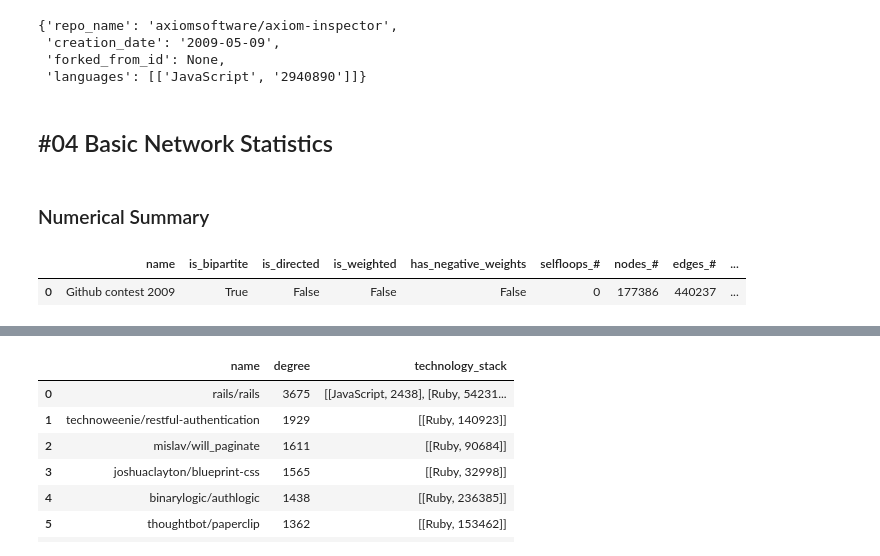
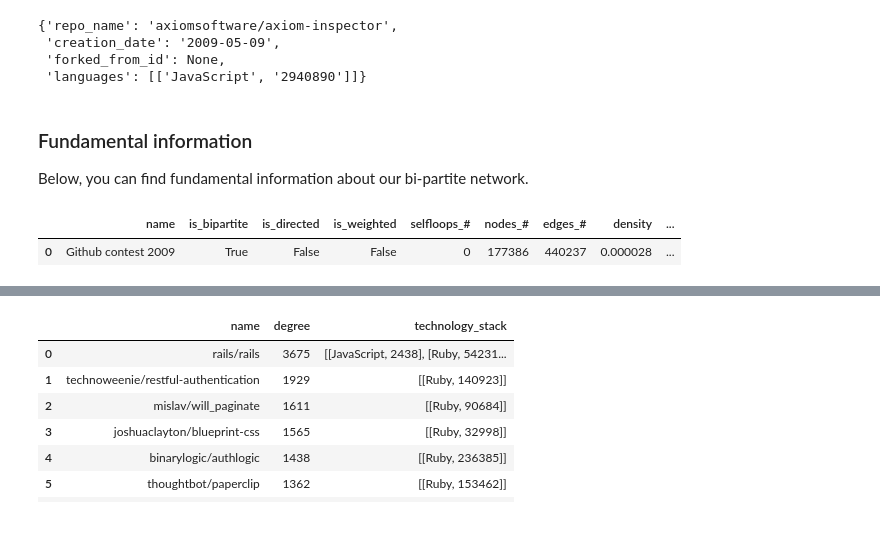
Before and after one commit to lukyrasocha/github-recommendation-system, a Jupyter notebook: main.ipynb, the cells around one changed output, grey strips where cells are left out. Saved outputs shown, nothing was run; the diff lists cells and outputs as text; code cells hidden in the pictures; blank space fills up the shorter version.

```diff
--- a/main.ipynb
+++ b/main.ipynb
@@ -67,7 +67,7 @@ Flags are used to control the run flow of the notebook when executed at once. Th
 # %%
 # section flags
 LOAD_DATA = True # Loads raw data for initial inspection
-TRANSFORM_DATA = True # Transforms raw data into more suitable format (Load data needs to be on as well)
+TRANSFORM_DATA = False # Transforms raw data into more suitable format (Load data needs to be on as well)
 COMPUTE_PROJECTIONS = False
 DO_BACKBONING = False
 # %% [markdown]
@@ -288,7 +301,7 @@ G.nodes["r2"]["metadata"]
  'creation_date': '2009-05-09',
  'forked_from_id': None,
  'languages': [['JavaScript', '2940890']]}
-# %% [markdown]
-## #04 Basic Network Statistics
 # %% [markdown]
-### Numerical Summary
+### Fundamental information
+
+Below, you can find fundamental information about our bi-partite network.
@@ -298,28 +308,27 @@ overview = pd.DataFrame(columns=["name", "is_bipartite", "is_directed", "is_weig
 # %%
+# Store fundamental properties within pandas DF
+overview = pd.DataFrame(columns=["name", "is_bipartite", "is_directed", "is_weighted", "selfloops_#", "nodes_#", "edges_#", "density"])
+
 # save important data to dict
 G_info = dict()
 
 # fundamental stats
 G_info["name"] = "Github contest 2009"
 G_info["number_of_users"] = len([node for node in G.nodes() if node[0] == 'u'])
 G_info["number_of_repos"] = len([node for node in G.nodes() if node[0] == 'r'])
-G_info["repo_highest_deg"] = max([len(list(nx.classes.function.neighbors(G, node))) for node in G.nodes() if node[0] == 'r'])
-G_info["repo_highest_deg_name"] = G.nodes[[node for node in G.nodes() if node[0] == 'r' and len(list(nx.classes.function.neighbors(G, node))) == G_info["repo_highest_deg"]][0]]["metadata"]["repo_name"]
-G_info["user_highest_deg"] = max([len(list(nx.classes.function.neighbors(G, node))) for node in G.nodes() if node[0] == 'u'])
 G_info["is_directed"] = nx.is_directed(G)
 G_info["is_weighted"] = nx.is_weighted(G)
-G_info["has_negative_weights"] = nx.is_negatively_weighted(G)
 G_info["selfloops_#"] = nx.number_of_selfloops(G)
 G_info["nodes_#"] = nx.number_of_nodes(G)
 G_info["edges_#"] = nx.number_of_edges(G)
 G_info["density"] = nx.density(G)
 G_info["is_bipartite"] = bool(nx.is_bipartite(G))
 
 # add it do the overview
 overview = overview.append(G_info, ignore_index=True)
 overview
 # %% [output]
-|  | name | is_bipartite | is_directed | is_weighted | has_negative_weights | selfloops_# | nodes_# | edges_# | ... |
-| 0 | Github contest 2009 | True | False | False | False | 0 | 177386 | 440237 | ... |
+|  | name | is_bipartite | is_directed | is_weighted | selfloops_# | nodes_# | edges_# | density | ... |
+| 0 | Github contest 2009 | True | False | False | 0 | 177386 | 440237 | 0.000028 | ... |
 # %% [markdown]
 ### Top 10 repositories
```
Also changed, not shown: parts of 24 cells of this notebook, 1 other file.
